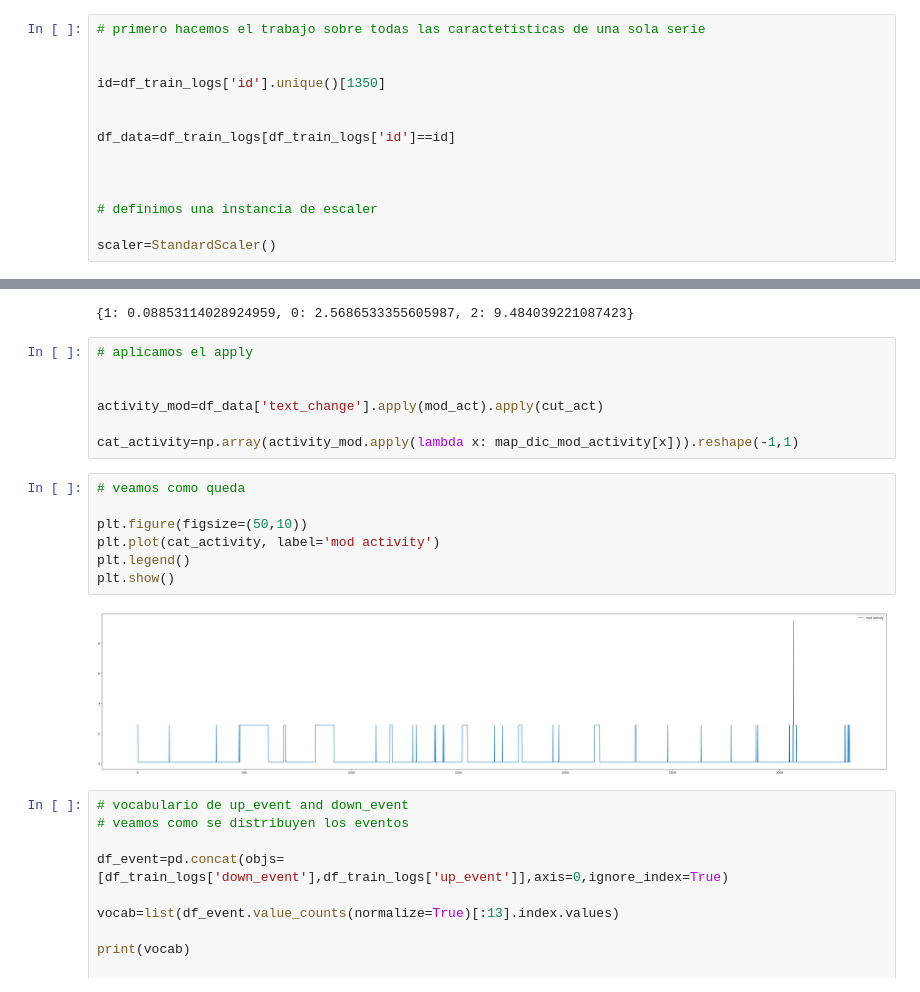
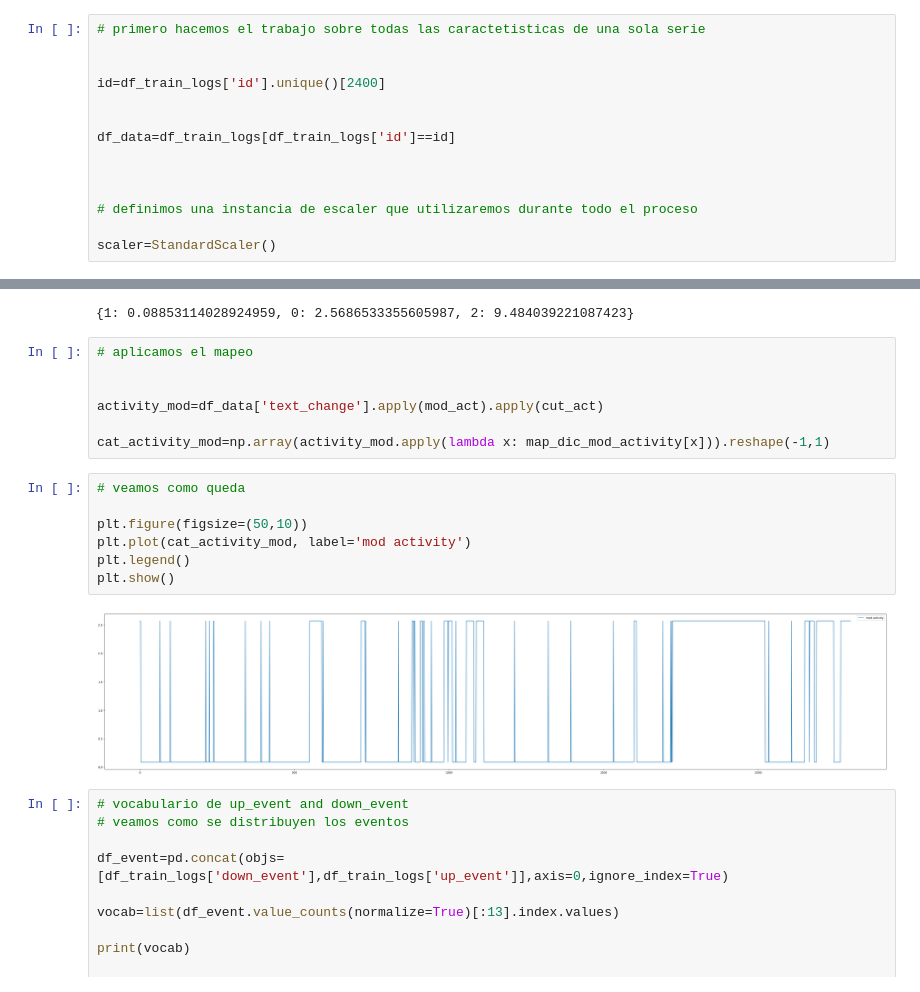
Before and after one commit to andresdevml/dl_writing_quality, a Jupyter notebook: data_experimentation.ipynb, the cells around one changed output, grey strips where cells are left out. Drawn from its saved outputs; the diff is of its cells as text.

```diff
--- a/data_experimentation.ipynb
+++ b/data_experimentation.ipynb
@@ -56,14 +58,14 @@ Index(['id', 'event_id', 'down_time', 'up_time', 'action_time', 'activity',
 # primero hacemos el trabajo sobre todas las caractetisticas de una sola serie
 
 
-id=df_train_logs['id'].unique()[1350]
+id=df_train_logs['id'].unique()[2400]
 
 
 df_data=df_train_logs[df_train_logs['id']==id]
 
 
 
-# definimos una instancia de escaler
+# definimos una instancia de escaler que utilizaremos durante todo el proceso
 
 scaler=StandardScaler()
 # %%
@@ -242,21 +242,21 @@ print(map_dic_mod_activity)
 # %% [output]
 {1: 0.08853114028924959, 0: 2.5686533355605987, 2: 9.484039221087423}
 # %%
-# aplicamos el apply
+# aplicamos el mapeo
 
 
 activity_mod=df_data['text_change'].apply(mod_act).apply(cut_act)
 
-cat_activity=np.array(activity_mod.apply(lambda x: map_dic_mod_activity[x])).reshape(-1,1)
+cat_activity_mod=np.array(activity_mod.apply(lambda x: map_dic_mod_activity[x])).reshape(-1,1)
 # %%
 # veamos como queda
 
 plt.figure(figsize=(50,10))
-plt.plot(cat_activity, label='mod activity')
+plt.plot(cat_activity_mod, label='mod activity')
 plt.legend()
 plt.show()
 # %% [output]
-[figure, old version]
+[figure, new version]
 # %%
 # vocabulario de up_event and down_event
 # veamos como se distribuyen los eventos
```
Also changed, not shown: parts of 35 cells of this notebook.
